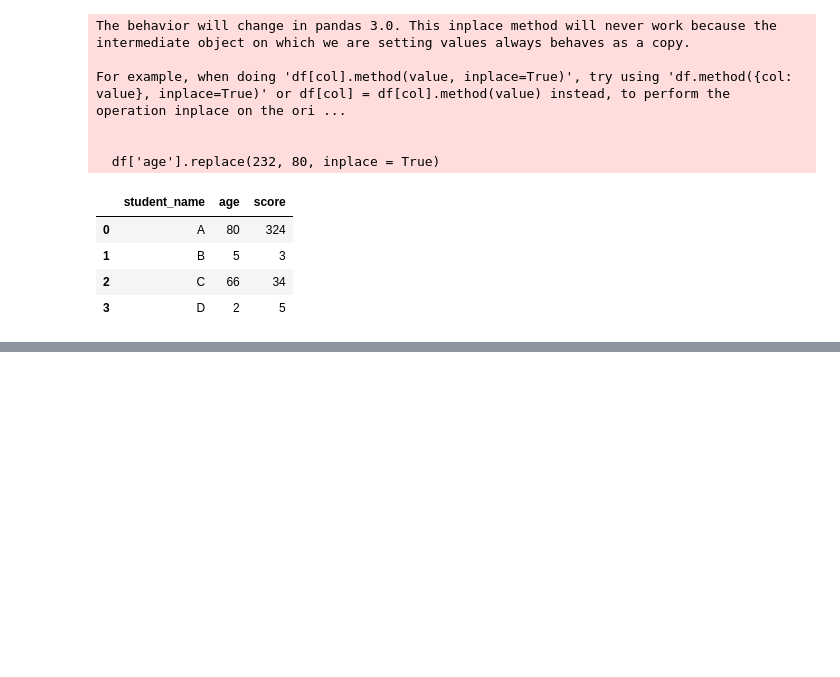
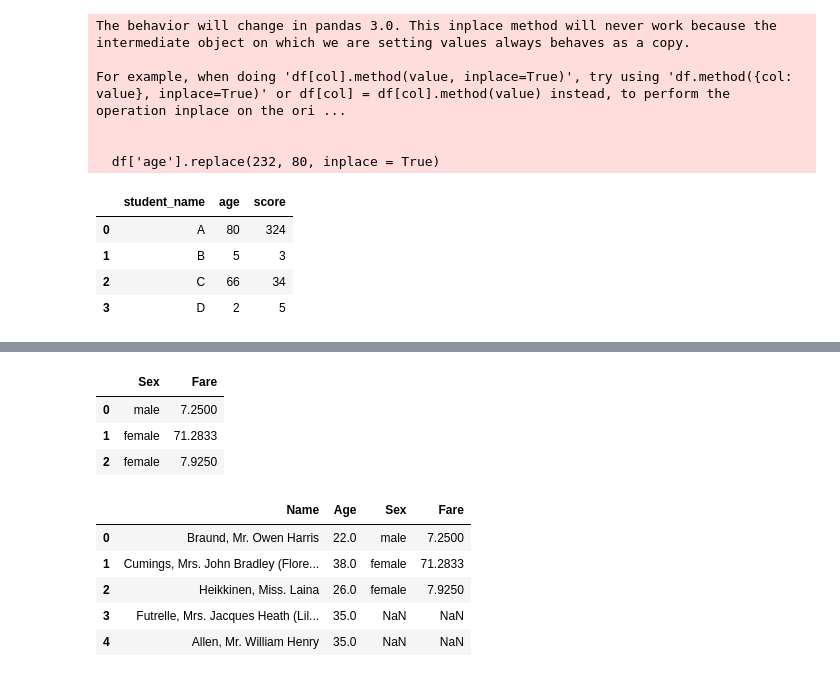
Before and after one commit to srikanth15650/test, a Jupyter notebook: numpy_and_pandas.ipynb, the cells around one changed output, grey strips where cells are left out. Saved outputs shown, nothing was run; the diff lists cells and outputs as text; code cells hidden in the pictures; blank space fills up the shorter version.

```diff
--- a/numpy_and_pandas.ipynb
+++ b/numpy_and_pandas.ipynb
@@ -633,0 +724,3 @@ For example, when doing 'df[col].method(value, inplace=True)', try using 'df.met
+# %%
+titanic_c = titanic[['Name', 'Age']].head(5)
+titanic_c
@@ -633,0 +734,17 @@ For example, when doing 'df[col].method(value, inplace=True)', try using 'df.met
+# %%
+titanic_d = titanic[['Sex', 'Fare']].head(3)
+titanic_d
+# %% [output]
+|  | Sex | Fare |
+| 0 | male | 7.2500 |
+| 1 | female | 71.2833 |
+| 2 | female | 7.9250 |
+# %%
+pd.concat([titanic_c, titanic_d] , axis = 1)
+# %% [output]
+|  | Name | Age | Sex | Fare |
+| 0 | Braund, Mr. Owen Harris | 22.0 | male | 7.2500 |
+| 1 | Cumings, Mrs. John Bradley (Flore... | 38.0 | female | 71.2833 |
+| 2 | Heikkinen, Miss. Laina | 26.0 | female | 7.9250 |
+| 3 | Futrelle, Mrs. Jacques Heath (Lil... | 35.0 | NaN | NaN |
+| 4 | Allen, Mr. William Henry | 35.0 | NaN | NaN |
```
Also changed, not shown: parts of 21 cells of this notebook.
